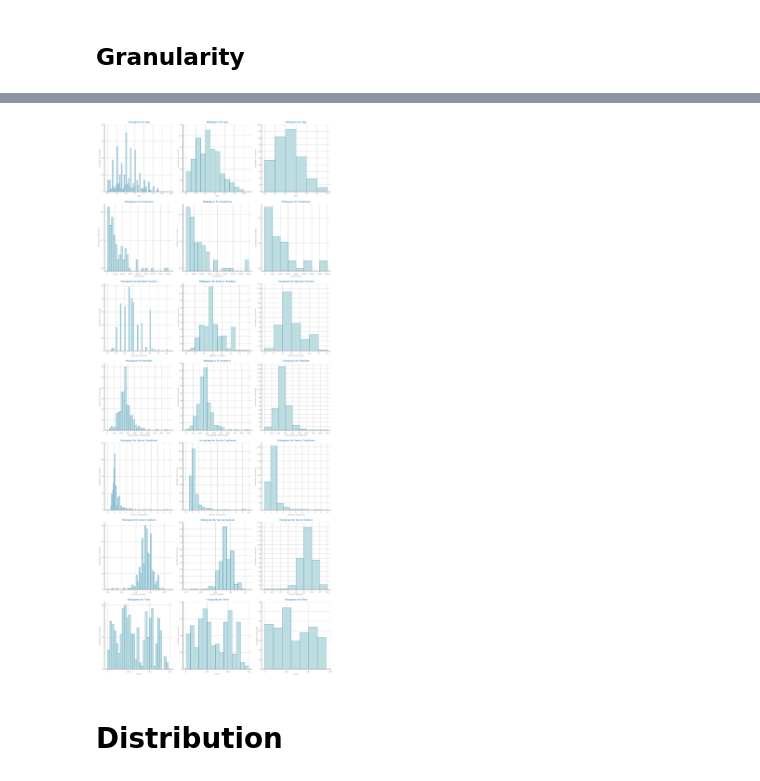
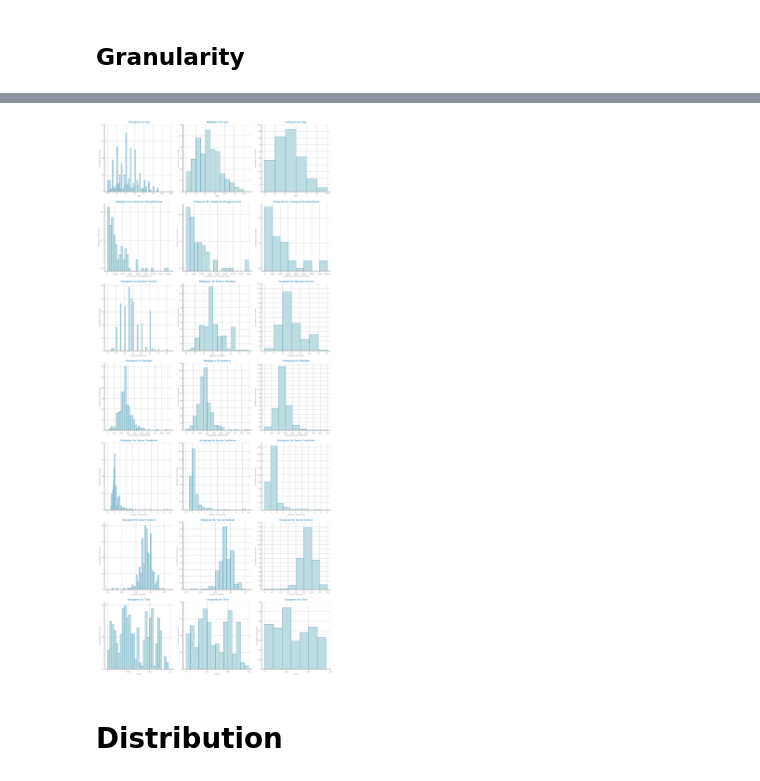
Before and after one commit to joaocmd/CD-Project, a Jupyter notebook: proj-1.ipynb, the cells around one changed output, grey strips where cells are left out. Cells and saved outputs as stored; diff of their text form; code cells hidden in the pictures.

```diff
--- a/proj-1.ipynb
+++ b/proj-1.ipynb
@@ -141,8 +139,8 @@ for j in range(3):
     axs[i,j].xaxis.set_major_locator(MultipleLocator(1000))
     axs[i,j].tick_params(which='minor', length=5, axis='x')
     axs[i,j].tick_params(which='major', length=8, axis='x')
-    axs[i,j].set_title('Histogram for Creatinine')
-    axs[i,j].set_xlabel('Creatinine')
+    axs[i,j].set_title('Histogram for Creatinine Phosphokinase')
+    axs[i,j].set_xlabel('Creatinine Phosphokinase')
     axs[i,j].set_ylabel('Number of records')
 
 ### Ejection Fraction
@@ -200,34 +198,34 @@ max_y = (45, 105, 155)
 for j in range(3):
     axs[i,j].hist(data['serum_sodium'].values, bins=np.arange(110, 155, bins_step[j]), edgecolor=cfg.LINE_COLOR, linewidth=0.6)
     axs[i,j].set_yticks(np.arange(0, max_y[j], 10))
     # axs[i,j].get_xaxis().set_major_formatter(FuncFormatter(lambda x, p: format(int(x/1000), ',')))
     axs[i,j].xaxis.set_minor_locator(MultipleLocator(2.5))
     axs[i,j].tick_params(which='minor', length=5, axis='x')
     axs[i,j].tick_params(which='major', length=8, axis='x')
     axs[i,j].set_title('Histogram for Serum Sodium')
     axs[i,j].set_xlabel('Serum Sodium')
     axs[i,j].set_ylabel('Number of records')
 
 ### time
 i = i + 1
 bins_step = (10, 20, 40)
 max_y = (25, 45, 75)
 for j in range(3):
     axs[i,j].hist(data['time'].values, bins=np.arange(0, 305, bins_step[j]), edgecolor=cfg.LINE_COLOR, linewidth=0.6)
     axs[i,j].set_xticks(np.arange(0, 305, 100))
     axs[i,j].set_yticks(np.arange(0, max_y[j], 10))
     # axs[i,j].get_xaxis().set_major_formatter(FuncFormatter(lambda x, p: format(int(x/1000), ',')))
     axs[i,j].xaxis.set_minor_locator(MultipleLocator(20))
     axs[i,j].yaxis.set_minor_locator(MultipleLocator(5))
     axs[i,j].tick_params(which='minor', length=5, axis='x')
     axs[i,j].tick_params(which='major', length=8, axis='x')
     axs[i,j].set_title('Histogram for Time')
     axs[i,j].set_xlabel('Time')
     axs[i,j].set_ylabel('Number of records')
 
 plt.tight_layout()
 # %% [output]
-[figure, old version]
+[figure, new version]
 # %% [markdown]
 # Distribution
 # %%
```
Also changed, not shown: parts of 14 cells of this notebook, 1 other file.
